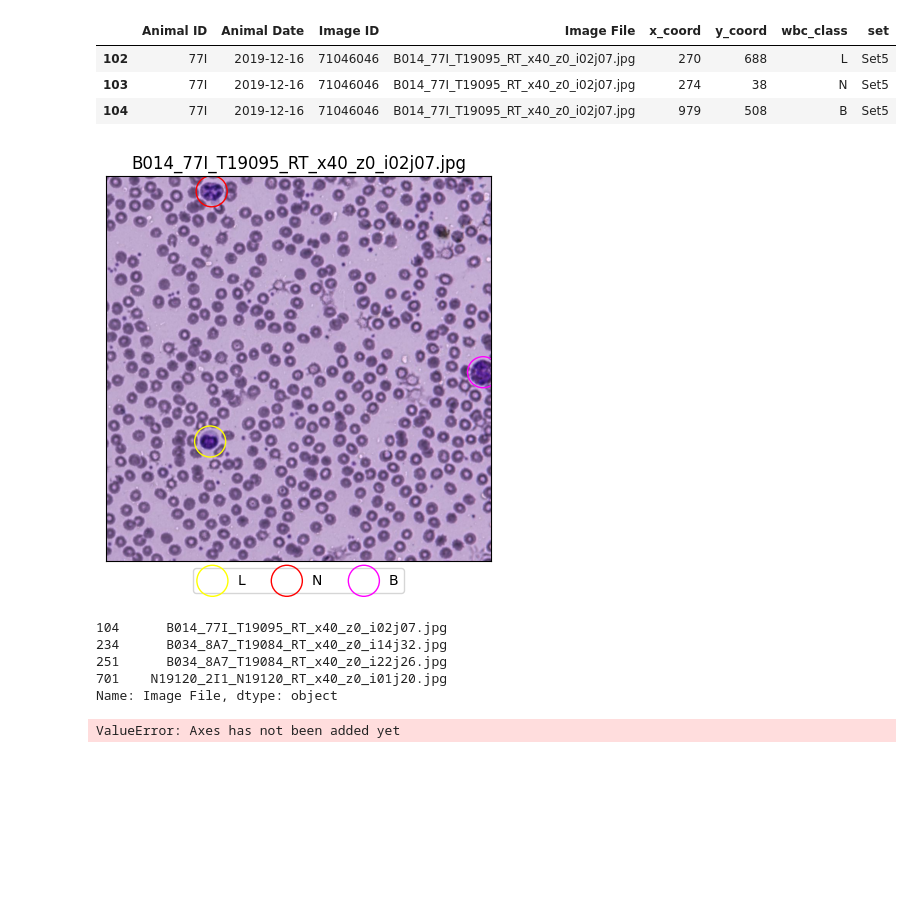
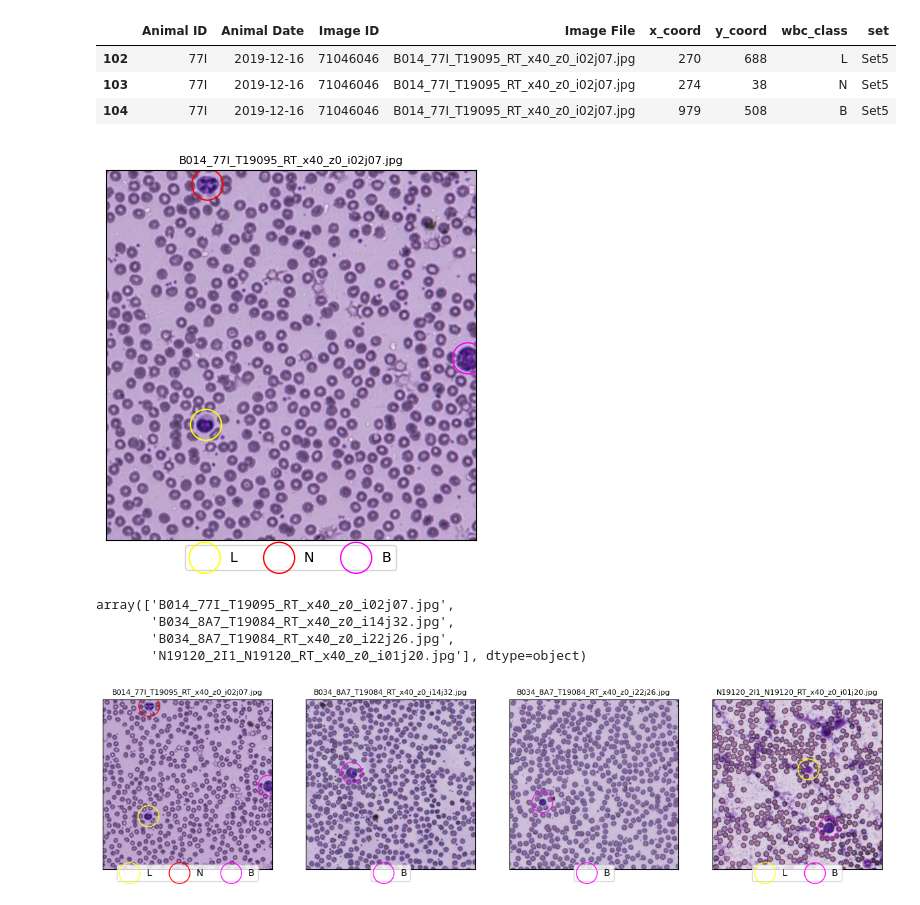
Before and after one commit to Xalt8/zooniverse_monkey, a Jupyter notebook: data_analysis.ipynb, the cells around one changed output. Cells and saved outputs as stored; diff of their text form; code cells hidden in the pictures; blank space fills up the shorter version.

```diff
--- a/data_analysis.ipynb
+++ b/data_analysis.ipynb
@@ -161,8 +161,11 @@ def get_image_from_path(file_path:str | Path) -> np.ndarray:
     img = cv2.cvtColor(img, cv2.COLOR_BGR2RGB)
     return img
 # %%
-def save_image_to_path(image:np.ndarray, file_path:str|Path) -> None:
+def save_image_to_path(image:np.ndarray, file_path:str) -> None:
     """ Takes an image array converts it to BGR and saves to disk in RGB"""
+    if not isinstance(file_path, str):
+        raise ValueError(f"{file_path} must be a str")
+
     img_bgr = cv2.cvtColor(image, cv2.COLOR_RGB2BGR)
     cv2.imwrite(filename = file_path, img = img_bgr)
 # %%
@@ -288,20 +293,20 @@ rotate_augmentation(image_info= basos.iloc[0],
 # %%
-agu_df = pd.read_csv(aug_csv_path)
-grouped = agu_df.groupby('Image File')
+# agu_df = pd.read_csv(aug_csv_path)
+# grouped = agu_df.groupby('Image File')
 
-fig, axs = plt.subplots(nrows=1, ncols=grouped.ngroups, figsize=(10,6))
+# fig, axs = plt.subplots(nrows=1, ncols=grouped.ngroups, figsize=(10,6))
 
-colors = {'L': 'red', 'B': 'yellow', 'N': 'lightgreen'}
+# colors = {'L': 'red', 'B': 'yellow', 'N': 'lightgreen'}
 
-for i, (image_file, image_data_df) in enumerate(grouped):
-    for row_idx in image_data_df.index:
-        img = get_image_from_path(file_path= aug_images_folder_path/image_file)
-        axs[i].imshow(img)
-        x,y, wbc = image_data_df.loc[row_idx,['x_coord', 'y_coord','wbc_class']]
-        marker_color = colors.get(wbc, 'black')
-        axs[i].add_patch(plt.Circle((x,y), radius=50, color=marker_color, fill=False, linewidth=2))
-        axs[i].set_xticks([])
-        axs[i].set_yticks([])
-        axs[i].set_title(image_file)
+# for i, (image_file, image_data_df) in enumerate(grouped):
+#     for row_idx in image_data_df.index:
+#         img = get_image_from_path(file_path= aug_images_folder_path/image_file)
+#         axs[i].imshow(img)
+#         x,y, wbc = image_data_df.loc[row_idx,['x_coord', 'y_coord','wbc_class']]
+#         marker_color = colors.get(wbc, 'black')
+#         axs[i].add_patch(plt.Circle((x,y), radius=50, color=marker_color, fill=False, linewidth=2))
+#         axs[i].set_xticks([])
+#         axs[i].set_yticks([])
+#         axs[i].set_title(image_file)
 
-plt.show()
+# plt.show()
@@ -386,7 +394,7 @@ def get_image_path(image_file_name:str, total_df:pd.DataFrame) -> str:
     set_val = total_df[total_df['Image File'] == image_file_name]['set'].unique()[0]
     return (image_folder_dict[set_val] / image_file_name).as_posix()
 # %%
-def plot_image_file(image_file_name:str, total_df:pd.DataFrame) -> plt.axes:
+def plot_image_file(ax:plt.axes, image_file_name:str, total_df:pd.DataFrame) -> plt.axes:
     """ Takes an image file name, looks up the dataframe for all instances
         of WBCs in the image file and highlights the cells in the image """
 
@@ -397,35 +405,33 @@ def plot_image_file(image_file_name:str, total_df:pd.DataFrame) -> plt.axes:
 
     colors = {'N' : "red", 'L' : "yellow", 'M' : "lightgreen", 'E' : "lightblue", 'B' : "magenta"}
 
-    fig, ax = plt.subplots(figsize=(5,5))
     ax.imshow(img)
-    ax.set_title(image_file_name)
+    ax.set_title(image_file_name, fontsize=8)
     ax.set_xticks([]), ax.set_yticks([])
     for row_idx in image_file_df.index:
         x,y,cell = image_file_df.loc[row_idx, ['x_coord','y_coord','wbc_class']]
         ax.scatter(x=x,y=y,s=500, label=cell, facecolors='none', edgecolors=colors.get(cell, 'black'))
     ax.legend(bbox_to_anchor=(0.5,-0.10), loc='lower center', ncol=5)
-    plt.tight_layout
+
     return ax
 # %%
-ax = plot_image_file(image_file_name='B014_77I_T19095_RT_x40_z0_i02j07.jpg', total_df=total_df)
+fig, ax = plt.subplots()
+plot_image_file(ax=ax,image_file_name='B014_77I_T19095_RT_x40_z0_i02j07.jpg', total_df=total_df)
 plt.show()
 # %% [output]
-[figure, old version]
+[figure, new version]
 # %%
-basos['Image File']
+basos['Image File'].values
 # %% [output]
-104      B014_77I_T19095_RT_x40_z0_i02j07.jpg
-234      B034_8A7_T19084_RT_x40_z0_i14j32.jpg
-251      B034_8A7_T19084_RT_x40_z0_i22j26.jpg
-701    N19120_2I1_N19120_RT_x40_z0_i01j20.jpg
-Name: Image File, dtype: object
+array(['B014_77I_T19095_RT_x40_z0_i02j07.jpg',
+       'B034_8A7_T19084_RT_x40_z0_i14j32.jpg',
+       'B034_8A7_T19084_RT_x40_z0_i22j26.jpg',
+       'N19120_2I1_N19120_RT_x40_z0_i01j20.jpg'], dtype=object)
 # %%
+# plt.ioff()
 fig, axs = plt.subplots(nrows=1, ncols=len(basos), figsize=(15, 5))  # Adjust the figsize as needed
-plt.ioff()
-ax_list = [plot_image_file(image_file_name=image_file, total_df=total_df) for image_file in basos['Image File']]
-for i, ax in enumerate(ax_list):
-    axs[i].get_figure().sca(ax)
+for i, file_name in enumerate(basos['Image File'].values):
+    plot_image_file(ax=axs[i],image_file_name=file_name, total_df=total_df)
 plt.show()
 # %% [output]
-ValueError: Axes has not been added yet
+[figure, added]
```
Also changed, not shown: parts of 7 cells of this notebook, 2 other files.
